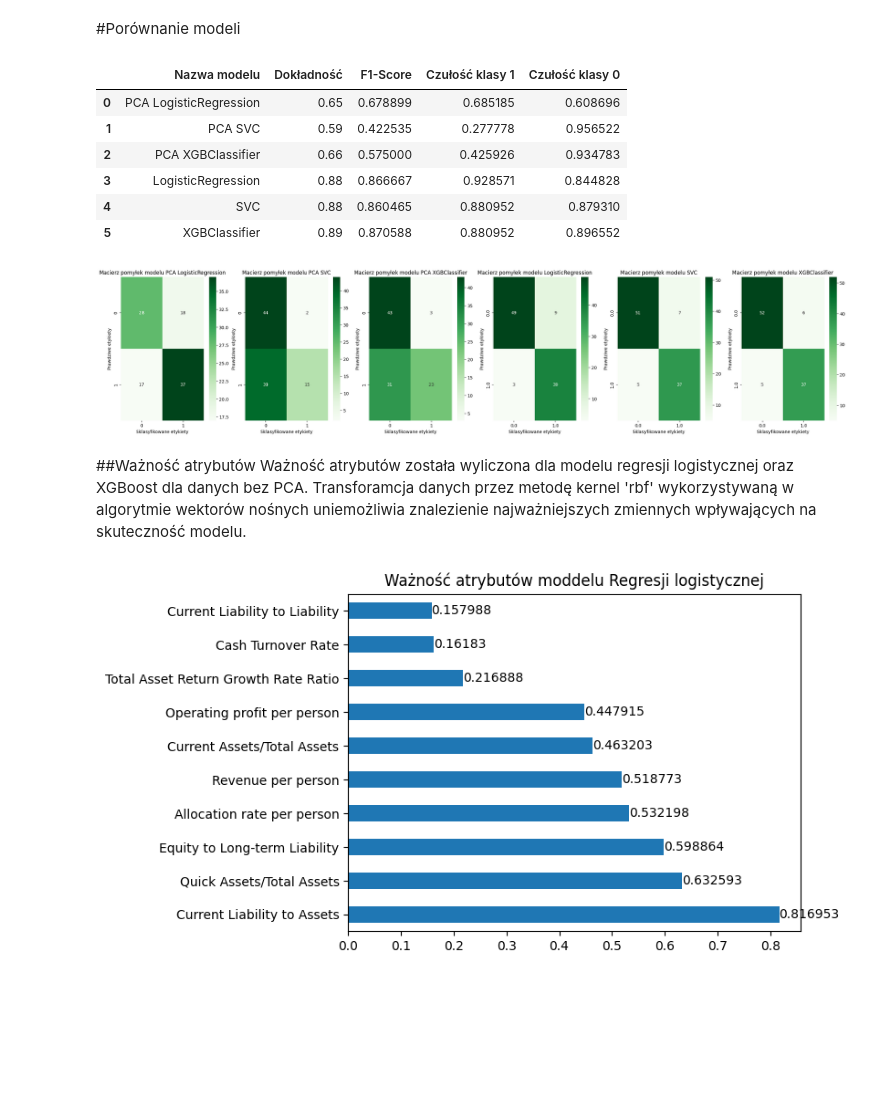
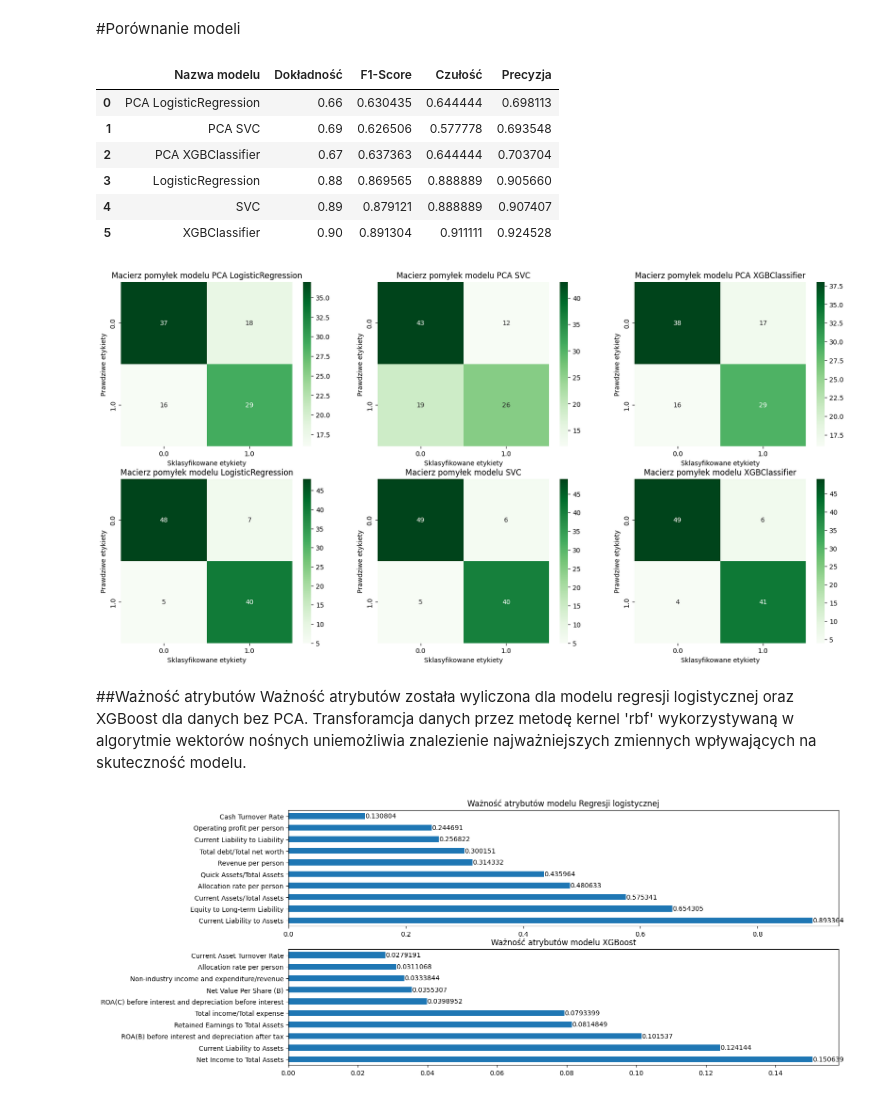
Before and after one commit to Igon78/PUM_Projekt, a Jupyter notebook: DataProcessing_Exploration/DataProcessing.ipynb, the cells around one changed output. Cells and saved outputs as stored; diff of their text form; code cells hidden in the pictures; blank space fills up the shorter version.

```diff
--- a/DataProcessing_Exploration/DataProcessing.ipynb
+++ b/DataProcessing_Exploration/DataProcessing.ipynb
@@ -655,8 +819,8 @@ Algorytm, którego działanie polega na odnalezieniu hiperpłaszczyzny najlepiej
 svc=SVC()
 
 param_dist_svc = {
-    "gamma":[1, 0.1, 0.01, 0.001, 0.0001],
-    "C":[0.1, 1, 10, 100],
+    "gamma":['scale','auto',0.0001,0.01,1],
+    "C":[1,5,6],
     "kernel":['rbf','poly']
 }
 
@@ -703,13 +869,13 @@ Algorytm uczenia zespołowego, wykorzystującego wiele małych, wzmacnianych gra
 # %%
 xgb = XGBClassifier(objective='binary:logistic', n_jobs=-1)
 param_dist_xgb = { #scale_pos_weight
-    "eta":[0,0.01,0.1,0.5],
-    "gamma":[0,0.5,1,10],
-    "max_depth":[5,7,10],
-    "n_estimators":[150,200,300]
+    "eta":[0,0.01,0.1],
+    "gamma":[0,0.1,0.5,1],
+    "max_depth":[3,4,5],
+    "n_estimators":[50,100]
 }
 
-grid_xgb = GridSearchCV(estimator=xgb, param_grid=param_dist_xgb, scoring='roc_auc', n_jobs=-1, cv=5, verbose=4 )
+grid_xgb = GridSearchCV(estimator=xgb, param_grid=param_dist_xgb, scoring='f1', n_jobs=-1, cv=5, verbose=4 )
 grid_xgb.fit(X_train, y_train)
 
 best_params=grid_xgb.best_params_
@@ -812,7 +983,7 @@ svc_2=SVC()
 
 param_dist_svc = {
     "gamma":[1, 0.1, 0.01, 0.001, 0.0001],
-    "C":[0.1, 1, 10, 100],
+    "C":[0.1, 1,2],
     "kernel":['rbf','poly']
 }
 
@@ -857,14 +1029,14 @@ ax.xaxis.set_ticklabels(svc_2.classes_); ax.yaxis.set_ticklabels(svc_2.classes_)
 ##Extreme Gradient Boosting - XGBoost
 # %%
 xgb_2 = XGBClassifier(objective='binary:logistic',n_jobs=-1)
-param_dist_xgb = { #scale_pos_weight
-    "eta":[0,0.1,0.5],
-    "gamma":[0,0.5,1,10],
-    "max_depth":[6,8,10],
-    "n_estimators":[150,300]
+param_dist_xgb = {
+    "eta":[0.1,0.3],
+    "gamma":[0.1,1],
+    "max_depth":[3,5],
+    "n_estimators":[3,9]
 }
 
-grid_xgb = GridSearchCV(estimator=xgb_2, param_grid=param_dist_xgb, scoring='roc_auc', n_jobs=-1, cv=5, verbose=4 )
+grid_xgb = GridSearchCV(estimator=xgb_2, param_grid=param_dist_xgb, scoring='f1', n_jobs=-1, cv=5, verbose=4 )
 grid_xgb.fit(X_train_2, y_train_2)
 
 best_params=grid_xgb.best_params_
@@ -914,8 +1088,6 @@ ax.xaxis.set_ticklabels(xgb_2.classes_); ax.yaxis.set_ticklabels(xgb_2.classes_)
 # %% [markdown]
 #Porównanie modeli
 # %%
-
-
 modele = [clf_lg,svc,xgb,clf_lg_2,svc_2,xgb_2]
 predykcje_pca = [y_pred_lg,y_pred_svc,y_pred_xgb]
 predykcje_nonpca = [y_pred_lg_2,y_pred_svc_2,y_pred_xgb_2]
@@ -923,37 +1095,42 @@ predykcje_nonpca = [y_pred_lg_2,y_pred_svc_2,y_pred_xgb_2]
 modele_nazwy = ['PCA '+type(clf_lg).__name__,'PCA '+type(svc).__name__,'PCA '+type(xgb).__name__,type(clf_lg_2).__name__,type(svc_2).__name__,type(xgb_2).__name__]
 dokładność = list(map(lambda x: accuracy_score(y_test, x),predykcje_pca))+list(map(lambda x: accuracy_score(y_test_2, x),predykcje_nonpca))
 f1 = list(map(lambda x: f1_score(y_test, x),predykcje_pca))+list(map(lambda x: f1_score(y_test_2, x),predykcje_nonpca))
-tpr = list(map(lambda x: recall_score(y_test, x),predykcje_pca))+list(map(lambda x: recall_score(y_test_2, x),predykcje_nonpca))
-tnr = list(map(lambda x: recall_score(y_test, x,pos_label=0),predykcje_pca))+list(map(lambda x: recall_score(y_test_2, x,pos_label=0),predykcje_nonpca))
+recall = list(map(lambda x: recall_score(y_test, x),predykcje_pca))+list(map(lambda x: recall_score(y_test_2, x),predykcje_nonpca))
+precision = list(map(lambda x: precision_score(y_test, x,pos_label=0),predykcje_pca))+list(map(lambda x: precision_score(y_test_2, x,pos_label=0),predykcje_nonpca))
 
-dane_dict = {'Nazwa modelu':modele_nazwy,'Dokładność':dokładność,'F1-Score':f1,'Czułość klasy 1':tpr,'Czułość klasy 0':tnr}
+dane_dict = {'Nazwa modelu':modele_nazwy,'Dokładność':dokładność,'F1-Score':f1,'Czułość':recall,'Precyzja':precision}
 tablica_modele = pd.DataFrame(dane_dict)
 tablica_modele
 # %% [output]
-|  | Nazwa modelu | Dokładność | F1-Score | Czułość klasy 1 | Czułość klasy 0 |
-| 0 | PCA LogisticRegression | 0.65 | 0.678899 | 0.685185 | 0.608696 |
-| 1 | PCA SVC | 0.59 | 0.422535 | 0.277778 | 0.956522 |
-| 2 | PCA XGBClassifier | 0.66 | 0.575000 | 0.425926 | 0.934783 |
-| 3 | LogisticRegression | 0.88 | 0.866667 | 0.928571 | 0.844828 |
-| 4 | SVC | 0.88 | 0.860465 | 0.880952 | 0.879310 |
-| 5 | XGBClassifier | 0.89 | 0.870588 | 0.880952 | 0.896552 |
+|  | Nazwa modelu | Dokładność | F1-Score | Czułość | Precyzja |
+| 0 | PCA LogisticRegression | 0.66 | 0.630435 | 0.644444 | 0.698113 |
+| 1 | PCA SVC | 0.69 | 0.626506 | 0.577778 | 0.693548 |
+| 2 | PCA XGBClassifier | 0.67 | 0.637363 | 0.644444 | 0.703704 |
+| 3 | LogisticRegression | 0.88 | 0.869565 | 0.888889 | 0.905660 |
+| 4 | SVC | 0.89 | 0.879121 | 0.888889 | 0.907407 |
+| 5 | XGBClassifier | 0.90 | 0.891304 | 0.911111 | 0.924528 |
 # %%
 matrix_list = [matrix_lg,matrix_svc,matrix_xgb,matrix_lg_2,matrix_svc_2,matrix_xgb_2]
-fig, axn = plt.subplots(1,6,figsize=(30,6))
+fig, axn = plt.subplots(2,3,figsize=(20,10))
 
 for i, ax in enumerate(axn.flat):
     sns.heatmap(matrix_list[i], annot=True, fmt='g', ax=ax,cmap='Greens')
     ax.set_xlabel('Sklasyfikowane etykiety');ax.set_ylabel('Prawdziwe etykiety')
     ax.set_title(f'Macierz pomyłek modelu {modele_nazwy[i]}');
     ax.xaxis.set_ticklabels(modele[i].classes_); ax.yaxis.set_ticklabels(modele[i].classes_);
 # %% [output]
-[figure, old version]
+[figure, new version]
 # %% [markdown]
 ##Ważność atrybutów
 Ważność atrybutów została wyliczona dla modelu regresji logistycznej oraz XGBoost dla danych bez PCA. Transforamcja danych przez metodę kernel 'rbf' wykorzystywaną w algorytmie wektorów nośnych uniemożliwia znalezienie najważniejszych zmiennych wpływających na skuteczność modelu.
 # %%
-ax = pd.Series(clf_lg_2.coef_[0], index=X_test_2.columns).nlargest(10).plot(kind='barh')
+figure, axis = plt.subplots(2, 1, figsize=(15,7))
+ax1 = pd.Series(clf_lg_2.coef_[0], index=X_test_2.columns).nlargest(10).plot(ax=axis[0],kind='barh')
+ax1.bar_label(ax1.containers[0])
+ax1.set_title(f'Ważność atrybutów modelu Regresji logistycznej');
+
+ax = pd.Series(xgb_2.feature_importances_, index=X_test_2.columns).nlargest(10).plot(ax=axis[1],kind='barh')
 ax.bar_label(ax.containers[0])
-ax.set_title(f'Ważność atrybutów modelu Regresji logistycznej');
+ax.set_title(f'Ważność atrybutów modelu XGBoost');
 # %% [output]
-[figure, old version]
+[figure, new version]
```
Also changed, not shown: parts of 61 cells of this notebook.
